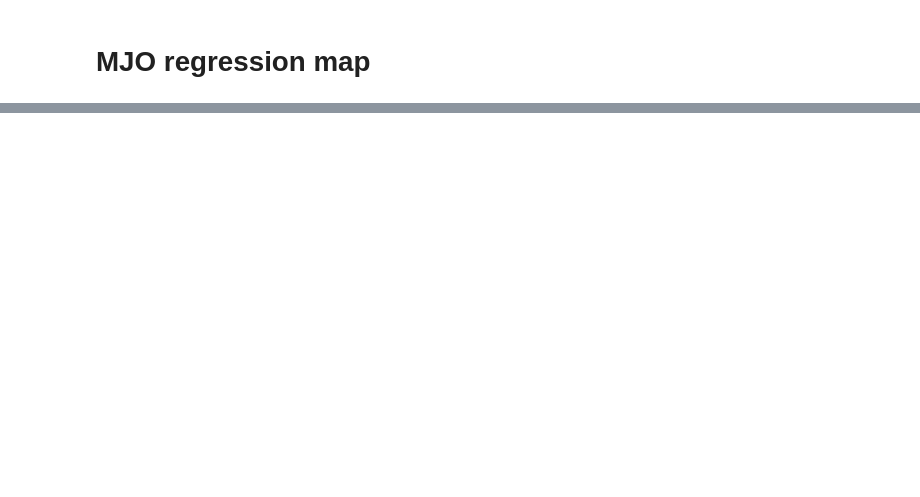
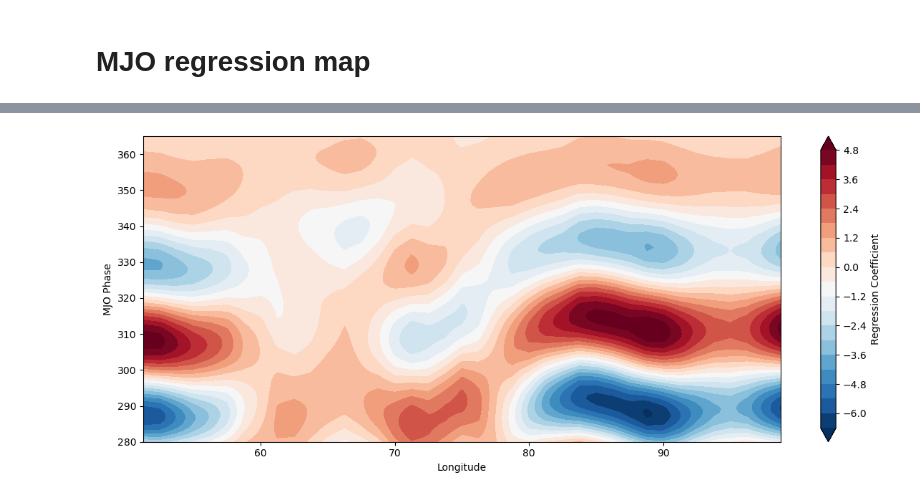
Before and after one commit to PeterChang1023/ESM_2025, a Jupyter notebook: ESM_2025_MJO.ipynb, the cells around one changed output, grey strips where cells are left out. Cells and saved outputs as stored; diff of their text form; code cells hidden in the pictures; blank space fills up the shorter version.

```diff
--- a/ESM_2025_MJO.ipynb
+++ b/ESM_2025_MJO.ipynb
@@ -584,0 +1133,9 @@ Q.shape
+# %%
+with Dataset("f09.F2000_MJO_1year.cam.h0.1year.nc", "r") as f:
+
+    Q = f["FLNT"][:]      # shape (time, lat, lon)
+    # Q = f["PRECL"][:] * 86400 * 1000      # shape (time, lat, lon)
+
+Q_eq = Q[:,lat_band,:].mean(axis=1)
+# %%
+Q_filtered = preprocess_Q(Q, lat, lat_band=(-15, 15))
@@ -584,0 +1146,22 @@ Q.shape
+# %%
+# plt.figure()
+plt.figure(figsize=(12, 5))
+cf = plt.contourf(
+    lon[lon_band],
+    np.arange(280, Q_filtered.shape[0]),
+    Q_filtered[280:, :][:, lon_band],
+    levels=21,
+    cmap="RdBu_r",
+    extend="both"
+)
+plt.colorbar(cf, label="Regression Coefficient")
+# plt.yticks(np.arange(1, 9))
+plt.xlabel("Longitude")
+plt.ylabel("MJO Phase")
+# plt.title(title)
+plt.tight_layout()
+# plt.xlim([40,100])
+# plt.ylim([30,70])
+plt.show()
+# %% [output]
+[figure, added]
```
Also changed, not shown: parts of 55 cells of this notebook.
